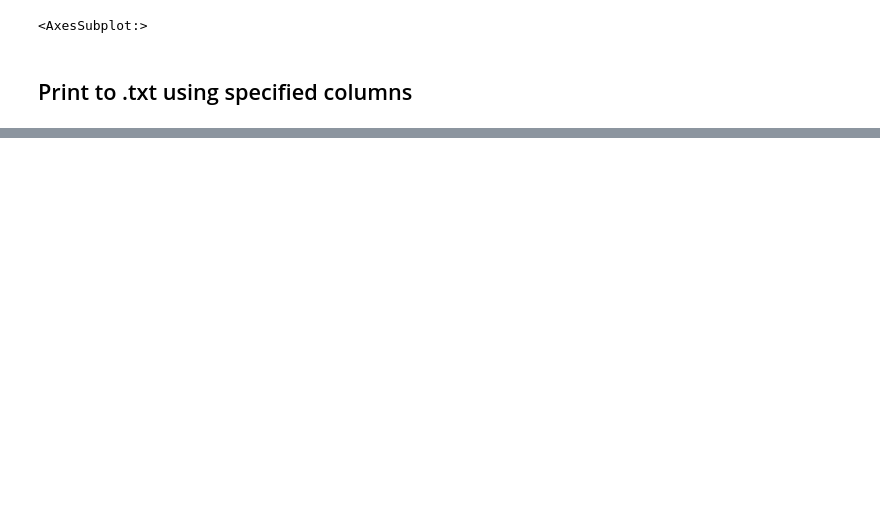
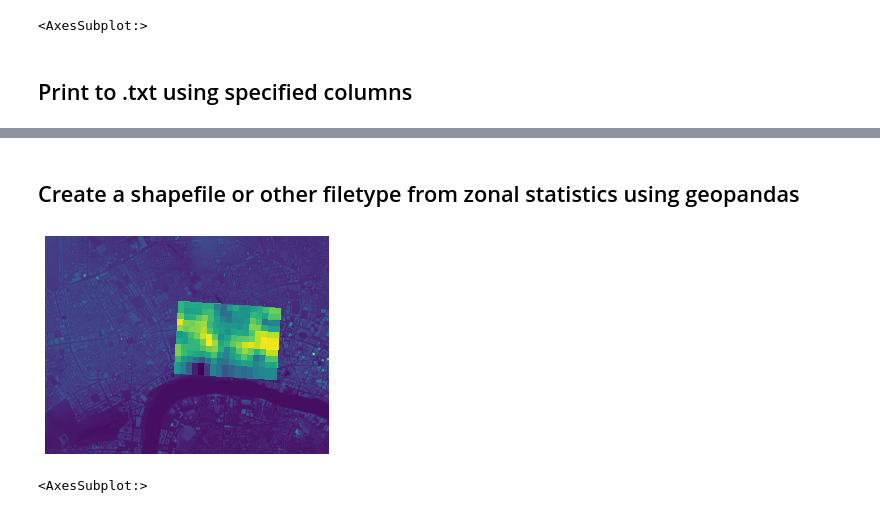
Before and after one commit to gusbacos/NGEO306, a Jupyter notebook: Dronepoints/clipdsm_zs.ipynb, the cells around one changed output, grey strips where cells are left out. Saved outputs shown, nothing was run; the diff lists cells and outputs as text; code cells hidden in the pictures; blank space fills up the shorter version.

```diff
--- a/Dronepoints/clipdsm_zs.ipynb
+++ b/Dronepoints/clipdsm_zs.ipynb
@@ -65,6 +122,13 @@ show(dsm_show)
 <AxesSubplot:>
 # %% [markdown]
 ## Print to .txt using specified columns
-# %%
-
-drones_zonal_stats.set_index('id')[['mean','min','max']].to_csv('dropneheight.txt',sep='\t')
+# %%
+# sep = sets separator
+# float_format sets numbers of decimals
+
+# .to_csv('filename.txt', sep = 'separator of choice', float_format = '%.numberf')
+
+drones_zonal_stats.set_index('id')[['mean','min','max']].to_csv('droneheight_jupyter.txt',
+                                                                sep = '\t',float_format = '%.3f')
+
+pd.read_csv('droneheight_jupyter.txt', sep = '\t', index_col = 'id')
@@ -70,0 +150,10 @@ drones_zonal_stats.set_index('id')[['mean','min','max']].to_csv('dropneheight.tx
+# %% [markdown]
+## Create a shapefile or other filetype from zonal statistics using geopandas
+# %%
+gpd.GeoDataFrame(drones_zonal_stats[['mean','min','max','buff']], geometry='buff').to_file('drone_zonal_stats.shp')
+
+gpd.read_file('drone_zonal_stats.shp').plot(column='mean').axis('off')
+show(dsm_show)
+# %% [output]
+[figure, added]
+<AxesSubplot:>
```
Also changed, not shown: parts of 17 cells of this notebook, 1 other file.
